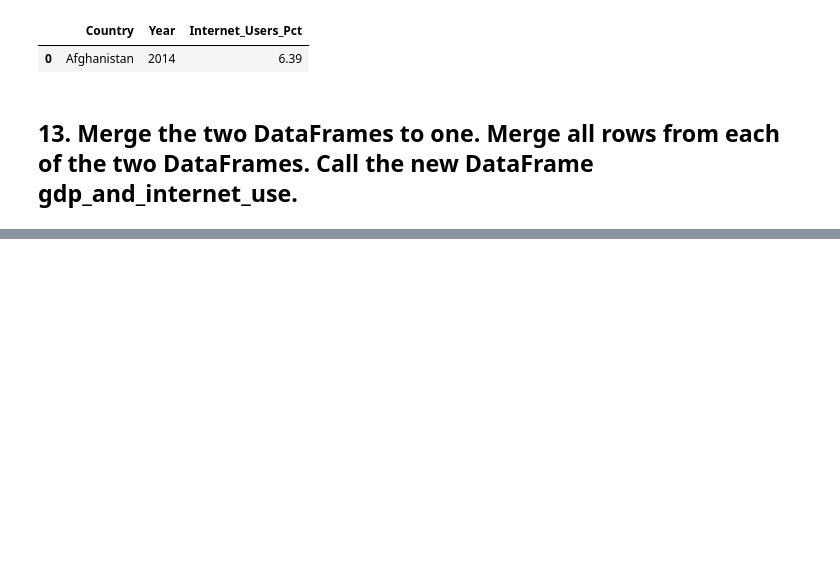
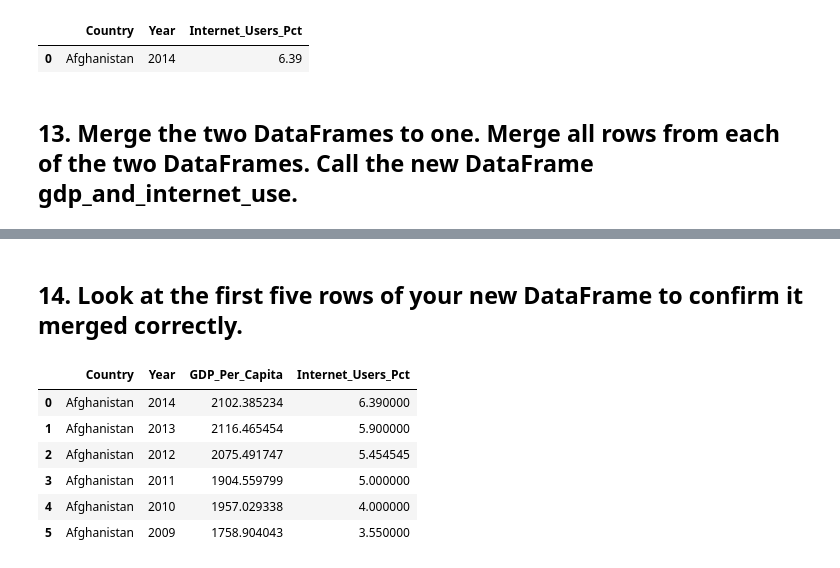
Before and after one commit to NSS-Data-Analytics-Cohort-7/gdp-and-internet-usage-kalmckin, a Jupyter notebook: Notebooks/gdp_and_internet_usage_kalmckin_notebook.ipynb, the cells around one changed output, grey strips where cells are left out. Cells and saved outputs as stored; diff of their text form; code cells hidden in the pictures; blank space fills up the shorter version.

```diff
--- a/Notebooks/gdp_and_internet_usage_kalmckin_notebook.ipynb
+++ b/Notebooks/gdp_and_internet_usage_kalmckin_notebook.ipynb
@@ -157,0 +158,12 @@ display(gdp_and_internet_use)
+# %% [markdown]
+## 14. Look at the first five rows of your new DataFrame to confirm it merged correctly.
+# %%
+gdp_and_internet_use.head(6)
+# %% [output]
+|  | Country | Year | GDP_Per_Capita | Internet_Users_Pct |
+| 0 | Afghanistan | 2014 | 2102.385234 | 6.390000 |
+| 1 | Afghanistan | 2013 | 2116.465454 | 5.900000 |
+| 2 | Afghanistan | 2012 | 2075.491747 | 5.454545 |
+| 3 | Afghanistan | 2011 | 1904.559799 | 5.000000 |
+| 4 | Afghanistan | 2010 | 1957.029338 | 4.000000 |
+| 5 | Afghanistan | 2009 | 1758.904043 | 3.550000 |
```
Also changed, not shown: parts of 6 cells of this notebook.
